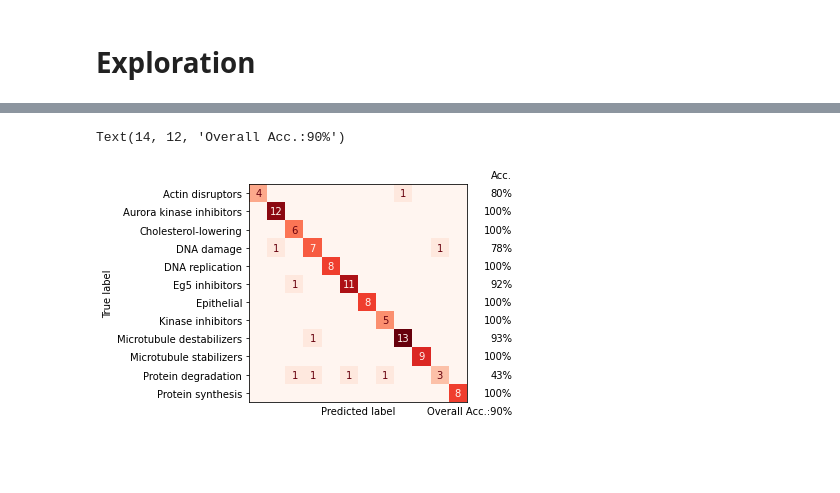
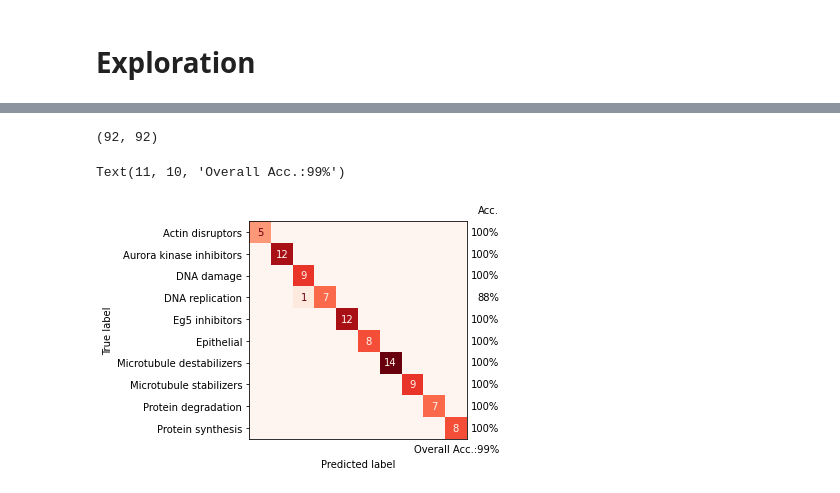
Before and after one commit to harel-coffee/SCIP-use-case-workflows-auto, a Jupyter notebook: notebooks/downstream_analysis/bbbc_mean_profile_1NN_classification.ipynb, the cells around one changed output, grey strips where cells are left out. Cells and saved outputs as stored; diff of their text form; code cells hidden in the pictures; blank space fills up the shorter version.

Commit message:
Latest means results

```diff
--- a/notebooks/downstream_analysis/bbbc_mean_profile_1NN_classification.ipynb
+++ b/notebooks/downstream_analysis/bbbc_mean_profile_1NN_classification.ipynb
@@ -405,20 +252,26 @@ cm = numpy.round(numpy.where(cm < 0.5, 0, cm))
-# %%
-fig, ax = plt.subplots()
-ConfusionMatrixDisplay(cm, display_labels=sorted(treatment_profiles["moa"].unique())).plot(ax=ax, colorbar=False, cmap="Reds")
-
-for child in ax.get_children():
-    if isinstance(child, matplotlib.text.Text) and child._text == '0':
-        child.set_visible(False)
-
-ax.set_xticks([])
-
-acc = (numpy.diag(cm)*100 / cm.sum(axis=1))
-for i in range(len(cm)):
-    ax.text(x=14, y=i, s='%.0f%%' % acc[i], va="center", ha="right")
-ax.text(x=14, y=-1, s='Acc.', va="center", ha="right")
-ax.text(x=14, y=12, s='Overall Acc.:%.0f%%' % numpy.mean(acc), va="center", ha="right")
-
-# plt.savefig(data_dir / "figures" / "bbbc_confmat_scip.png", dpi=300, bbox_inches="tight")
-# %% [output]
-Text(14, 12, 'Overall Acc.:90%')
-[figure, removed]
+# %%
+len(true), len(preds)
+# %% [output]
+(92, 92)
+# %%
+fig, ax = plt.subplots()
+cm = confusion_matrix(true, preds)
+ConfusionMatrixDisplay(cm, display_labels=sorted(treatments["moa"].unique())).plot(ax=ax, colorbar=False, cmap="Reds")
+
+for child in ax.get_children():
+    if isinstance(child, matplotlib.text.Text) and child._text == '0':
+        child.set_visible(False)
+
+ax.set_xticks([])
+ax.xaxis.labelpad = 20
+
+acc = (numpy.diag(cm)*100 / cm.sum(axis=1))
+for i in range(len(cm)):
+    ax.text(x=11, y=i, s='%.0f%%' % acc[i], va="center", ha="right")
+ax.text(x=11, y=-1, s='Acc.', va="center", ha="right")
+ax.text(x=11, y=10, s='Overall Acc.:%.0f%%' % numpy.mean(acc), va="center", ha="right")
+
+# plt.savefig(data_dir / "figures" / "bbbc_confmat_scip.png", dpi=300, bbox_inches="tight")
+# %% [output]
+Text(11, 10, 'Overall Acc.:99%')
+[figure, added]
```
Also changed, not shown: parts of 44 cells of this notebook.
